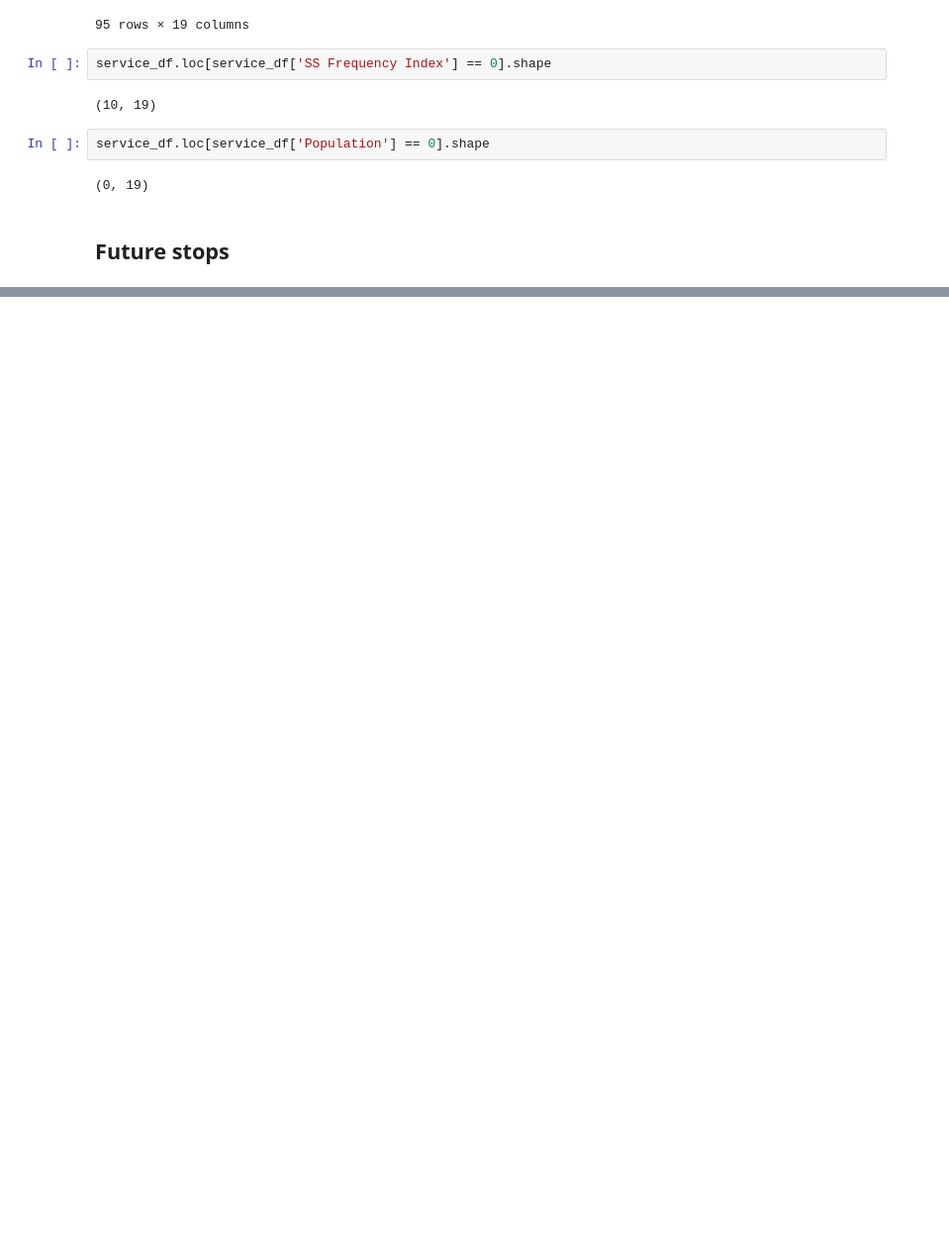
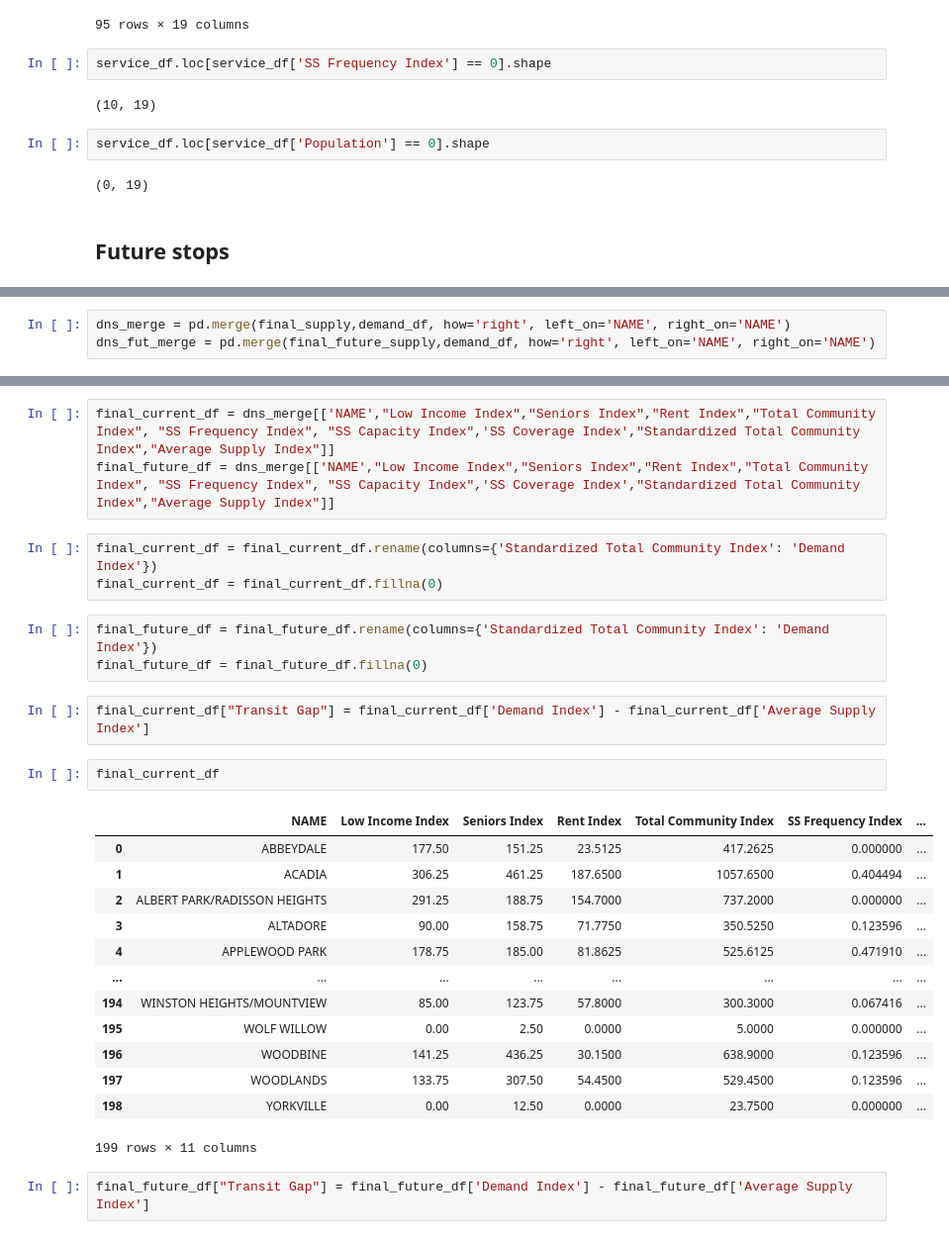
Before and after one commit to sulemanbasit/Calgary-Transit-Economic-Gap-Analysis, a Jupyter notebook: ctga.ipynb, the cells around one changed output, grey strips where cells are left out. Shown at 99% size. Cells and saved outputs as stored; diff of their text form; blank space fills up the shorter version.

```diff
--- a/ctga.ipynb
+++ b/ctga.ipynb
@@ -758,0 +963,3 @@ service_df.loc[service_df['Population'] == 0].shape
+# %%
+dns_merge = pd.merge(final_supply,demand_df, how='right', left_on='NAME', right_on='NAME')
+dns_fut_merge = pd.merge(final_future_supply,demand_df, how='right', left_on='NAME', right_on='NAME')
@@ -758,0 +980,29 @@ service_df.loc[service_df['Population'] == 0].shape
+# %%
+final_current_df = dns_merge[['NAME',"Low Income Index","Seniors Index","Rent Index","Total Community Index", "SS Frequency Index", "SS Capacity Index",'SS Coverage Index',"Standardized Total Community Index","Average Supply Index"]]
+final_future_df = dns_merge[['NAME',"Low Income Index","Seniors Index","Rent Index","Total Community Index", "SS Frequency Index", "SS Capacity Index",'SS Coverage Index',"Standardized Total Community Index","Average Supply Index"]]
+# %%
+final_current_df = final_current_df.rename(columns={'Standardized Total Community Index': 'Demand Index'})
+final_current_df = final_current_df.fillna(0)
+# %%
+final_future_df = final_future_df.rename(columns={'Standardized Total Community Index': 'Demand Index'})
+final_future_df = final_future_df.fillna(0)
+# %%
+final_current_df["Transit Gap"] = final_current_df['Demand Index'] - final_current_df['Average Supply Index']
+# %%
+final_current_df
+# %% [output]
+|  | NAME | Low Income Index | Seniors Index | Rent Index | Total Community Index | SS Frequency Index | ... |
+| 0 | ABBEYDALE | 177.50 | 151.25 | 23.5125 | 417.2625 | 0.000000 | ... |
+| 1 | ACADIA | 306.25 | 461.25 | 187.6500 | 1057.6500 | 0.404494 | ... |
+| 2 | ALBERT PARK/RADISSON HEIGHTS | 291.25 | 188.75 | 154.7000 | 737.2000 | 0.000000 | ... |
+| 3 | ALTADORE | 90.00 | 158.75 | 71.7750 | 350.5250 | 0.123596 | ... |
+| 4 | APPLEWOOD PARK | 178.75 | 185.00 | 81.8625 | 525.6125 | 0.471910 | ... |
+| ... | ... | ... | ... | ... | ... | ... | ... |
+| 194 | WINSTON HEIGHTS/MOUNTVIEW | 85.00 | 123.75 | 57.8000 | 300.3000 | 0.067416 | ... |
+| 195 | WOLF WILLOW | 0.00 | 2.50 | 0.0000 | 5.0000 | 0.000000 | ... |
+| 196 | WOODBINE | 141.25 | 436.25 | 30.1500 | 638.9000 | 0.123596 | ... |
+| 197 | WOODLANDS | 133.75 | 307.50 | 54.4500 | 529.4500 | 0.123596 | ... |
+| 198 | YORKVILLE | 0.00 | 12.50 | 0.0000 | 23.7500 | 0.000000 | ... |
+199 rows × 11 columns
+# %%
+final_future_df["Transit Gap"] = final_future_df['Demand Index'] - final_future_df['Average Supply Index']
```
Also changed, not shown: parts of 38 cells of this notebook, 9 other files.
